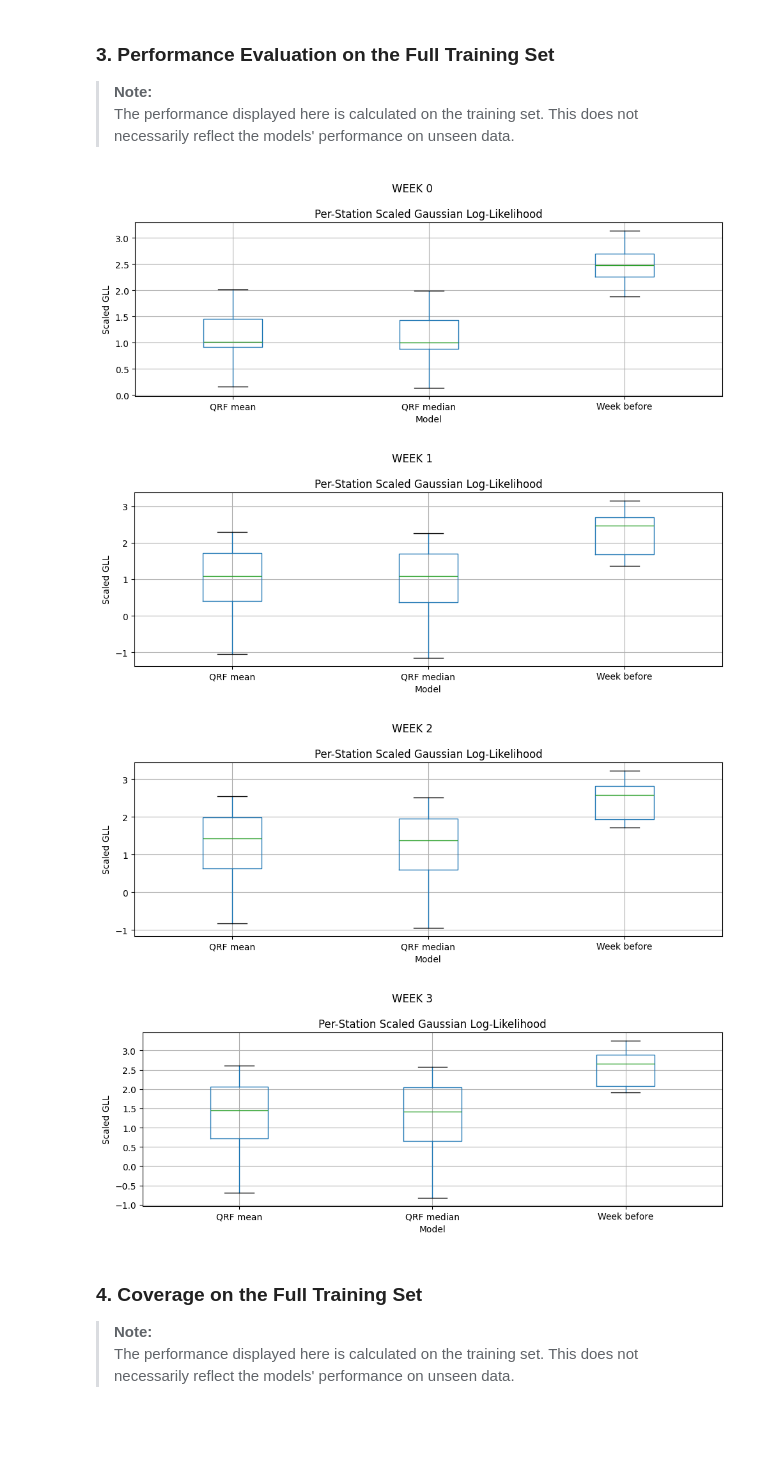
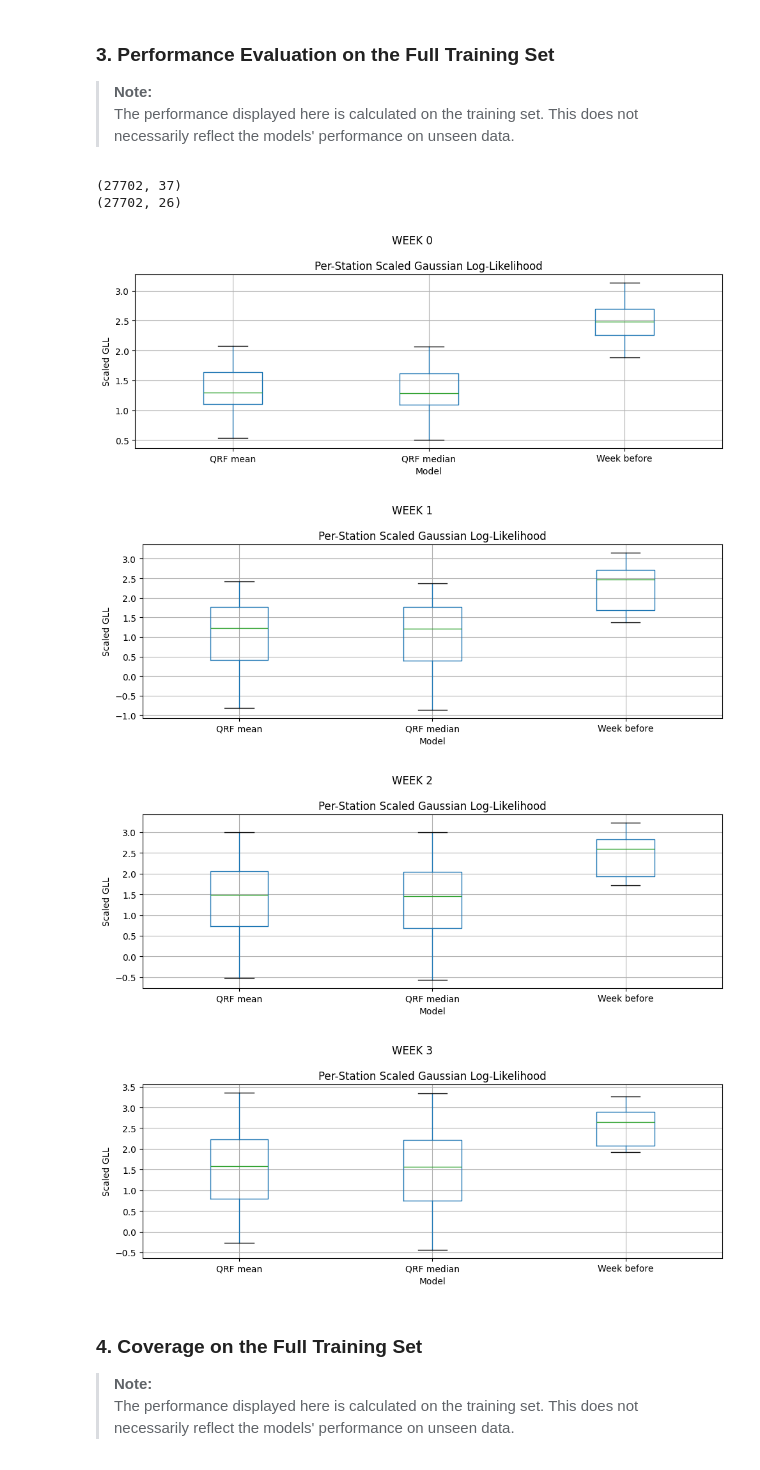
Before and after one commit to lucas066001/WaterScarcity.Hackathon, a Jupyter notebook: src/notebooks/01 Training and submission/01.1 - Lucas' Modelisation.ipynb, the cells around one changed output. Cells and saved outputs as stored; diff of their text form; code cells hidden in the pictures; blank space fills up the shorter version.

```diff
--- a/src/notebooks/01 Training and submission/01.1 - Lucas' Modelisation.ipynb
+++ b/src/notebooks/01 Training and submission/01.1 - Lucas' Modelisation.ipynb
@@ -68,7 +68,7 @@ DATASET_TRANSFORMS = [
 
 DATASET_SPEC = "_".join(DATASET_TRANSFORMS)
 
-DATASET_SPEC = "custom_dataset_5"
+DATASET_SPEC = "dataset_custom_6"
 
 MODEL_DIR = f"../../../models/{DATASET_SPEC}/"
 
@@ -79,6 +79,7 @@ FINAL_MODELS = [
                 # "qrf_bagging",
                 # "qrf_voting",
                 "qrf",
+                # "chained_qrf",
                 # "xgb_qrf",
                 # "gbr",
                 # "gpr"
@@ -86,11 +87,13 @@ FINAL_MODELS = [
 
 gpr = {}
 qrf = {}
+chained_qrf = None
 qrf_bagging = {}
 qrf_voting = {}
 gbr = {}
 
 COLUMNS_TO_DROP = ["water_flow_week1", "water_flow_week2", "water_flow_week3", "water_flow_week4"]
+USE_ONLY_BEST_FEATURES = True
 # %% [markdown]
 ### 2. Data Loading
 Load in the baseline datasets, create the directory to save models.
@@ -226,3 +378,7 @@ Training week 3
+# %%
+if "chained_qrf" in FINAL_MODELS:
+    for i in range(NUMBER_OF_WEEK):
+        print(chained_qrf.models[i].feature_names_in_)
 # %% [markdown]
 #### e. GPR
 # %%
@@ -456,8 +612,55 @@ if "gpr" in FINAL_MODELS:
 y_train_stations = dataset_train["station_code"].values
 
 X_train_eval = X_train.drop(columns=["station_code"]).fillna(0)
+
+if USE_ONLY_BEST_FEATURES:
+    print(X_train_eval.shape)
+    X_train_eval_qrf = X_train_eval[[
+        "precipitations_lag_1w_pca_2",
+        "precipitations_pca_1",
+        "precipitations_pca_2",
+        "tempartures_lag_1w_pca_1",
+        "tempartures_pca_1",
+        "tempartures_pca_2",
+        "soil_moisture_pca_1",
+        "soil_moisture_pca_2",
+        "soil_moisture_pca_3",
+        "evaporation_lag_1w_pca_1",
+        "evaporation_pca_1",
+        "soil_composition_pca_1",
+        "soil_composition_pca_4",
+        "soil_composition_pca_6",
+        "soil_composition_pca_7",
+        "soil_composition_pca_9",
+        "latitude",
+        "longitude",
+        "catchment",
+        "altitude",
+        "water_flow_lag_1w",
+        "water_flow_lag_2w",
+        "water_flow_ma_4w_lag_1w_gauss",
+        "north_hemisphere",
+        "snow_index",
+        "month_cos"
+    ]]
+    print(X_train_eval_qrf.shape)
+else:
+    X_train_eval_qrf = X_train_eval.copy()
+
+predictions = []
+
+if "chained_qrf" in FINAL_MODELS:
+    y_preds_chained_qrf = chained_qrf.predict(X_train_eval)
+
+    for i in range(NUMBER_OF_WEEK):
+        y_pis_qrf = np.stack([y_preds_chained_qrf[i][:,0], y_preds_chained_qrf[i][:,2]], axis=1)
+        predictions.append({"model": "Chained QRF",
+                            "prediction": y_preds_chained_qrf[i][:,1],
+                            "dataset":"train",
+                            "stations": y_train_stations,
+                            "prediction_interval": y_pis_qrf})
+
 for i in range(NUMBER_OF_WEEK):
-    predictions = []
     baseline_day_before = dataset_train["water_flow_lag_1w"]
     predictions.append({"model": "Week before", "prediction": baseline_day_before, "dataset":"train", "stations": y_train_stations, "prediction_interval": None})
 
@@ -472,22 +675,22 @@ for i in range(NUMBER_OF_WEEK):
                                 "stations": y_train_stations,
                                 "prediction_interval": y_pis_qrf_bagging})
     if "qrf" in FINAL_MODELS:
-        y_pred_qrf = qrf[i].predict(X_train_eval, quantiles="mean", aggregate_leaves_first=False)
-        y_pis_qrf = qrf[i].predict(X_train_eval, quantiles=[ALPHA/2, 1-ALPHA/2])
+
+        y_pred_qrf = qrf[i].predict(X_train_eval_qrf, quantiles="mean", aggregate_leaves_first=False)
+        y_pis_qrf = qrf[i].predict(X_train_eval_qrf, quantiles=[ALPHA/2, 1-ALPHA/2])
         predictions.append({"model": "QRF mean",
                             "prediction": y_pred_qrf,
                             "dataset":"train",
                             "stations": y_train_stations,
                             "prediction_interval": y_pis_qrf})
 
-        y_pred_qrf = qrf[i].predict(X_train_eval, quantiles=[0.5], aggregate_leaves_first=False)
-        y_pis_qrf = qrf[i].predict(X_train_eval, quantiles=[ALPHA/2, 1-ALPHA/2])
+        y_pred_qrf = qrf[i].predict(X_train_eval_qrf, quantiles=[0.5], aggregate_leaves_first=False)
+        y_pis_qrf = qrf[i].predict(X_train_eval_qrf, quantiles=[ALPHA/2, 1-ALPHA/2])
         predictions.append({"model": "QRF median",
                             "prediction": y_pred_qrf,
                             "dataset":"train",
                             "stations": y_train_stations,
                             "prediction_interval": y_pis_qrf})
-
 
     if "qrf_voting" in FINAL_MODELS:
 
@@ -522,37 +725,39 @@ for i in range(NUMBER_OF_WEEK):
                 y_pred_xgb_qrf[:, 2],
             ],
             axis=1,
         )
 
         predictions.append(
             {
                 "model": "XGB-QRF",
                 "prediction": y_pred_xgb_qrf[:, 1],
                 "dataset": "train",
                 "stations": y_train_stations,
                 "prediction_interval": y_interval_xgb_qrf,
             }
         )
     if "gbr" in FINAL_MODELS:
         X_train_gbr = X_train.drop(columns=["station_code"])
         y_pred_qrf = gbr[i]["median"].predict(X_train_eval)
         y_pis_qrf = np.stack([gbr[i]["lower"].predict(X_train_eval), gbr[i]["upper"].predict(X_train_eval)], axis=1)
         predictions.append({"model": "GBR",
                             "prediction": y_pred_qrf,
                             "dataset":"train",
                             "stations": y_train_stations,
                             "prediction_interval": y_pis_qrf})
     compare_models_per_station(
         y_train[i].values,
         predictions,
         y_train_stations,
         column_to_display="log_likelihood" ,
         title = f"WEEK {i}")
 # %% [output]
+(27702, 37)
+(27702, 26)
-[figure, old version]
+[figure, new version]
-[figure, old version]
+[figure, new version]
-[figure, old version]
+[figure, new version]
-[figure, old version]
+[figure, new version]
 # %% [markdown]
 ### 4. Coverage on the Full Training Set
 
```
Also changed, not shown: parts of 7 cells of this notebook, 4 other files.
